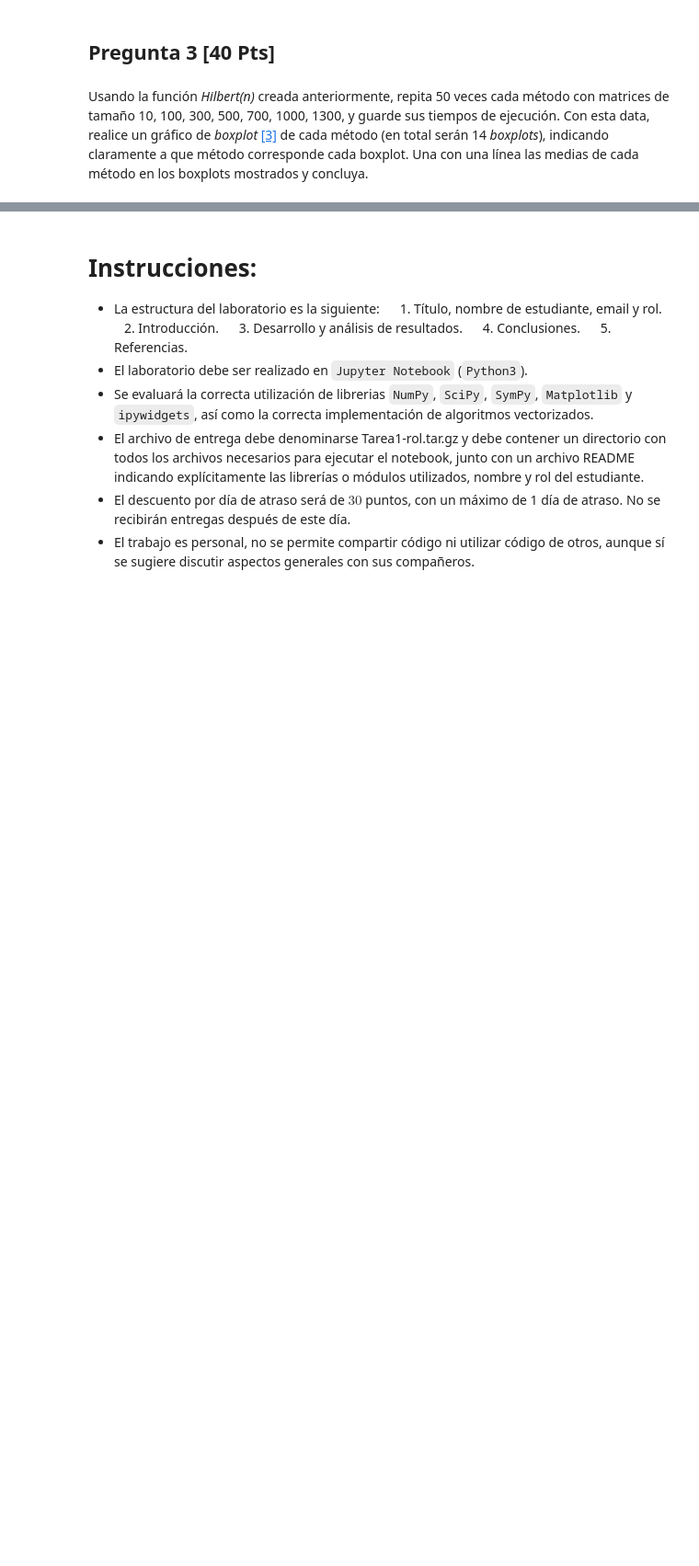
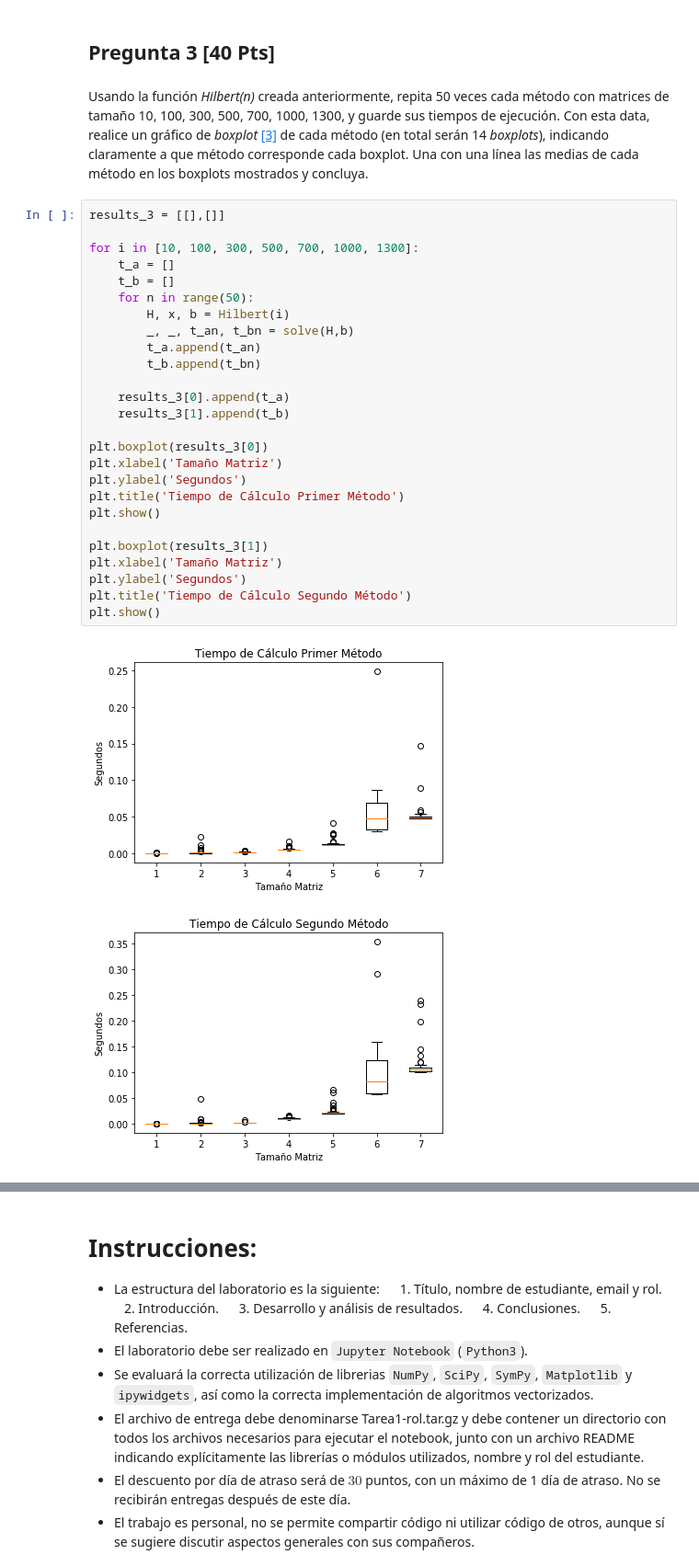
Before and after one commit to JoseMCO/ILI285, a Jupyter notebook: Tarea_1/Tarea1-CC.ipynb, the cells around one changed output, grey strips where cells are left out. Shown at 92% size. Drawn from its saved outputs; the diff is of its cells as text; blank space fills up the shorter version.

```diff
--- a/Tarea_1/Tarea1-CC.ipynb
+++ b/Tarea_1/Tarea1-CC.ipynb
@@ -74,3 +211,32 @@ Para los gráficos de tiempo, ocupe la función *loglog*, y para los de error *s
 ## Pregunta 3 [40 Pts]
 # %% [markdown]
 Usando la función *Hilbert(n)* creada anteriormente, repita 50 veces cada método con matrices de tamaño 10, 100, 300, 500, 700, 1000, 1300, y guarde sus tiempos de ejecución. Con esta data, realice un gráfico de *boxplot* [[3]](#bib) de cada método (en total serán 14 *boxplots*), indicando claramente a que método corresponde cada boxplot. Una con una línea las medias de cada método en los boxplots mostrados y concluya.
+# %%
+results_3 = [[],[]]
+
+for i in [10, 100, 300, 500, 700, 1000, 1300]:
+    t_a = []
+    t_b = []
+    for n in range(50):
+        H, x, b = Hilbert(i)
+        _, _, t_an, t_bn = solve(H,b)
+        t_a.append(t_an)
+        t_b.append(t_bn)
+
+    results_3[0].append(t_a)
+    results_3[1].append(t_b)
+
+plt.boxplot(results_3[0])
+plt.xlabel('Tamaño Matriz')
+plt.ylabel('Segundos')
+plt.title('Tiempo de Cálculo Primer Método')
+plt.show()
+
+plt.boxplot(results_3[1])
+plt.xlabel('Tamaño Matriz')
+plt.ylabel('Segundos')
+plt.title('Tiempo de Cálculo Segundo Método')
+plt.show()
+# %% [output]
+[figure, added]
+[figure, added]
```
Also changed, not shown: parts of 17 cells of this notebook, 2 other files.
